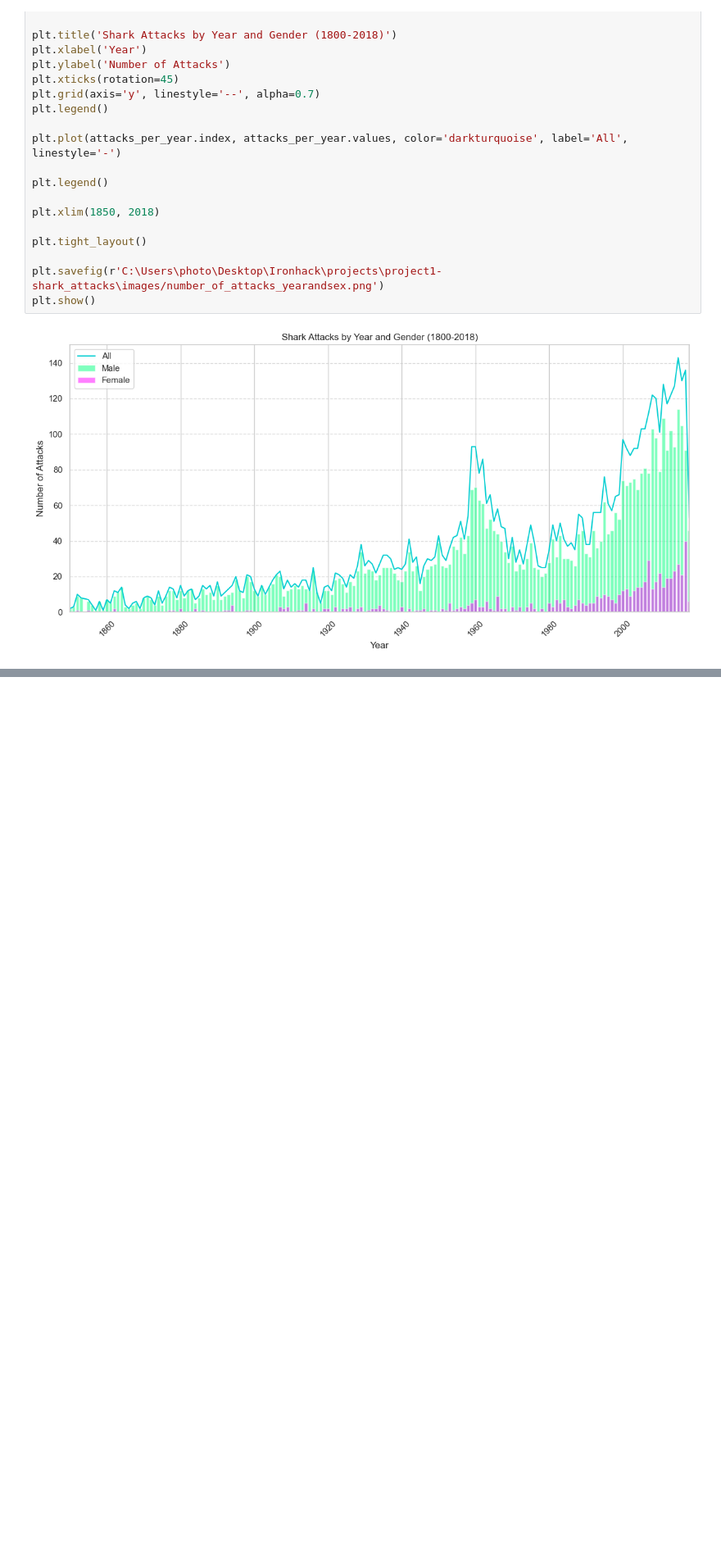
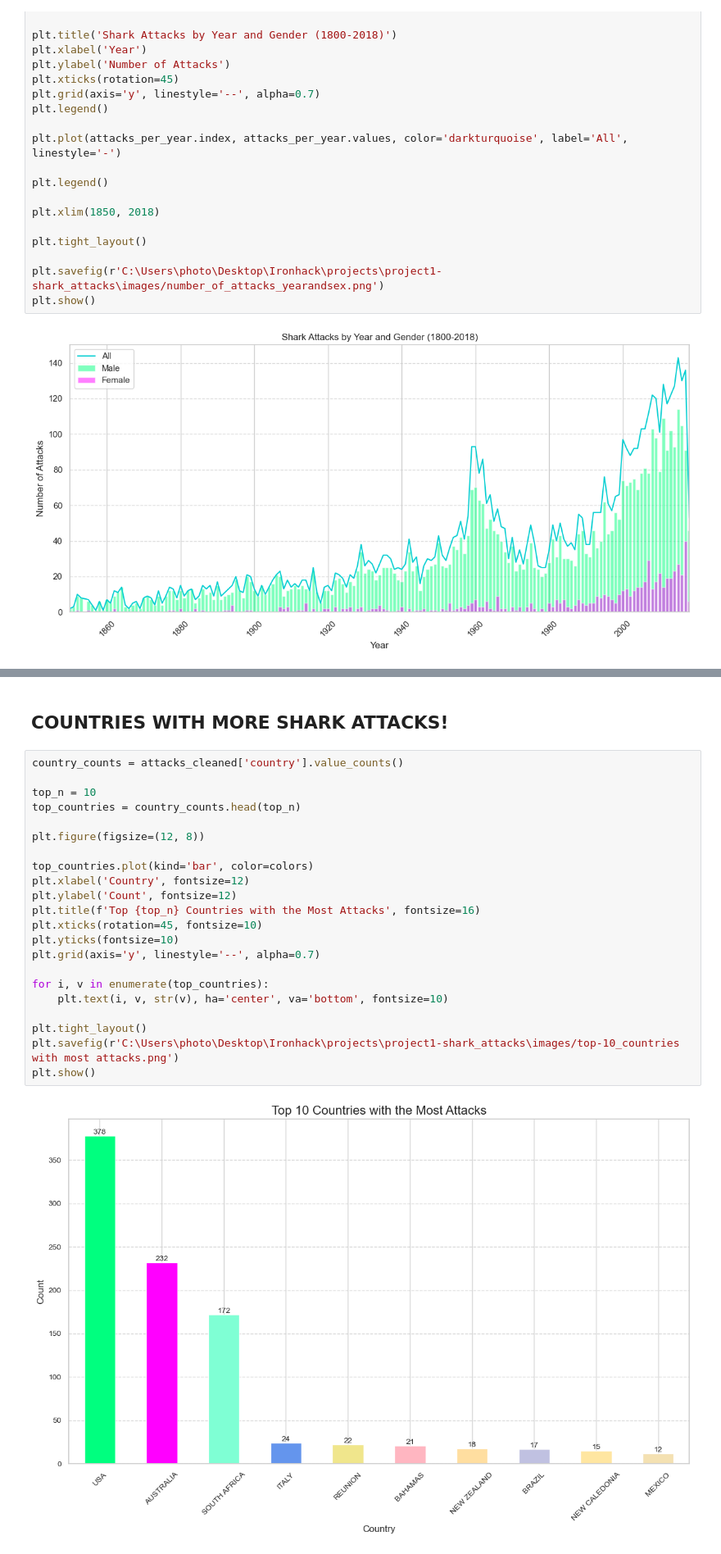
Before and after one commit to Estherkii/Shark-Attacks, a Jupyter notebook: src/visualization.ipynb, the cells around one changed output, grey strips where cells are left out. Shown at 82% size. Cells and saved outputs as stored; diff of their text form; blank space fills up the shorter version.

```diff
--- a/src/visualization.ipynb
+++ b/src/visualization.ipynb
@@ -82,0 +106,26 @@ plt.show()
+# %% [markdown]
+## COUNTRIES WITH MORE SHARK ATTACKS!
+# %%
+country_counts = attacks_cleaned['country'].value_counts()
+
+top_n = 10
+top_countries = country_counts.head(top_n)
+
+plt.figure(figsize=(12, 8))
+
+top_countries.plot(kind='bar', color=colors)
+plt.xlabel('Country', fontsize=12)
+plt.ylabel('Count', fontsize=12)
+plt.title(f'Top {top_n} Countries with the Most Attacks', fontsize=16)
+plt.xticks(rotation=45, fontsize=10)
+plt.yticks(fontsize=10)
+plt.grid(axis='y', linestyle='--', alpha=0.7)
+
+for i, v in enumerate(top_countries):
+    plt.text(i, v, str(v), ha='center', va='bottom', fontsize=10)
+
+plt.tight_layout()
+plt.savefig(r'C:\Users\photo\Desktop\Ironhack\projects\project1-shark_attacks\images/top-10_countries with most attacks.png')
+plt.show()
+# %% [output]
+[figure, added]
```
Also changed, not shown: parts of 4 cells of this notebook.
